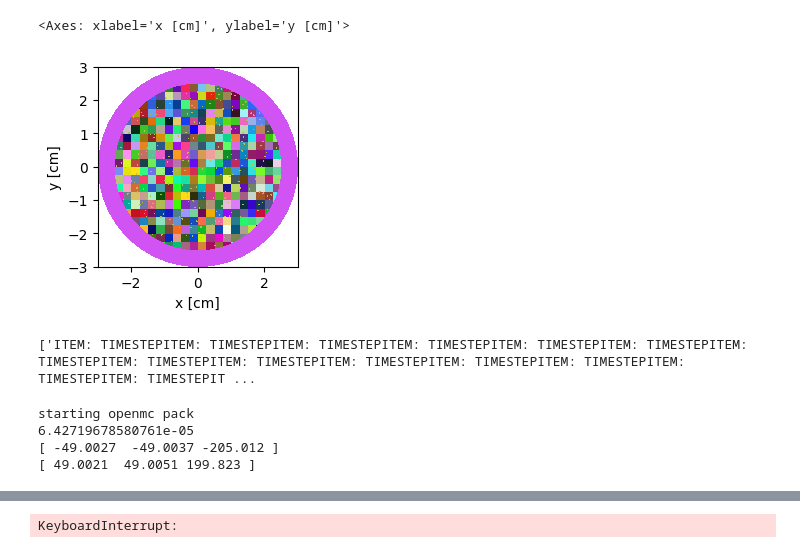
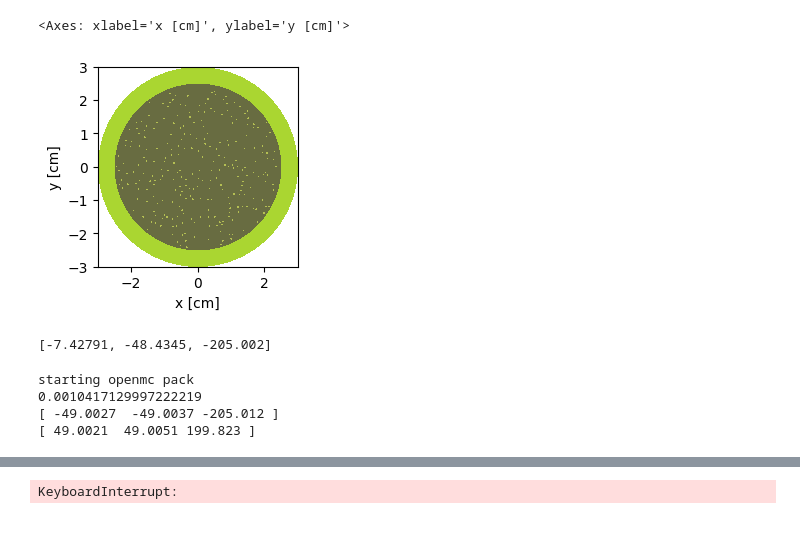
Before and after one commit to ceserz2/2025-pequette-snfpebbles, a Jupyter notebook: code/cask_fill_final.ipynb, the cells around one changed output, grey strips where cells are left out. Cells and saved outputs as stored; diff of their text form; code cells hidden in the pictures.

```diff
--- a/code/cask_fill_final.ipynb
+++ b/code/cask_fill_final.ipynb
@@ -113,37 +115,35 @@ lattice_region = -inner_cask & -maxz & +minz
 # %%
 #generating the fuel pebbler
 peb_nofuel = openmc.Sphere(r=peb_or) #generates a sphere of this radius
 peb_nofuel_zone_outer = -peb_nofuel
 peb_nofuel_zone_inner = +peb_wfuel #creates a non-fuel region for our pebble
 peb_fuel_zone = -peb_wfuel
 
 sphere = openmc.Cell(region=peb_wfuel_outer) #only focusing on fuel containing portion of our fuel pebble
 lower_left, upper_right = sphere.region.bounding_box
-shape = (20,20,20) #Number of lattice elements in the x-, y-, and z-directions, look at the example in the repo
+shape = (1,1,1) #Number of lattice elements in the x-, y-, and z-directions, look at the example in the repo
 pitch = (upper_right - lower_left)/shape
 lattice = openmc.model.create_triso_lattice(
     trisos, lower_left, pitch, shape, graphite)
 sphere.fill = lattice
 
 pebble_element = [sphere,
               openmc.Cell(fill=graphite, region=peb_nofuel_zone_inner & peb_nofuel_zone_outer)]
 pebble_univ = openmc.Universe(cells=pebble_element)
 
 active_core_sides = openmc.ZCylinder(r = core_r)
 active_core_top = openmc.ZPlane(z0=(core_h/2))
 active_core_bot = openmc.ZPlane(z0=-(core_h/2))
 active_core_bound = -active_core_sides & -active_core_top & +active_core_bot
-
-peb_plot = pebble_univ.plot()
-plot.to_ipython_image()
+pebble_univ.plot()
 # %% [output]
 <Axes: xlabel='x [cm]', ylabel='y [cm]'>
-[figure, old version]
+[figure, new version]
 # %%
 #code to get the location data for the individual fuel pebbles!!!!!
 results = []
 new_row = []
-with open("position for pebbles/fully_settled_correct-dimensions.csv") as csvfile:
+with open("position for pebbles/1day_run_final_positions.csv") as csvfile:
     reader = csv.reader(csvfile, quoting=csv.QUOTE_NONNUMERIC) # change contents to floats
     for row in reader: # each row is a list
         results.append(row)
@@ -158,7 +158,7 @@ scalar_value = 100
 multiplied_list = multiply_list_by_scalar(my_list, scalar_value)
 multiplied_list[0]
 # %% [output]
-['ITEM: TIMESTEPITEM: TIMESTEPITEM: TIMESTEPITEM: TIMESTEPITEM: TIMESTEPITEM: TIMESTEPITEM: TIMESTEPITEM: TIMESTEPITEM: TIMESTEPITEM: TIMESTEPITEM: TIMESTEPITEM: TIMESTEPITEM: TIMESTEPITEM: TIMESTEPIT ...
+[-7.42791, -48.4345, -205.002]
 # %%
 print("starting openmc pack")
 start_time = time.perf_counter()
@@ -176,7 +176,7 @@ print(peb_centertest.max(axis=0))
 
 inner_core = openmc.Cell(region=active_core_bound)
 lower_left_core, upper_right_core = inner_core.region.bounding_box
-shape_core = (20, 20, 20)
+shape_core = (1,1,1)
 pitch_core = (upper_right_core - lower_left_core)/shape_core
 core_lattice = openmc.model.create_triso_lattice(
     pebs, lower_left_core, pitch_core, shape_core, air)
@@ -184,7 +184,7 @@ core_lattice = openmc.model.create_triso_lattice(
 inner_core.fill=core_lattice
 # %% [output]
 starting openmc pack
-6.42719678580761e-05
+0.0010417129997222219
 [ -49.0027  -49.0037 -205.012 ]
 [ 49.0021  49.0051 199.823 ]
 # %%
```
Also changed, not shown: parts of 2 cells of this notebook, 3 other files.
